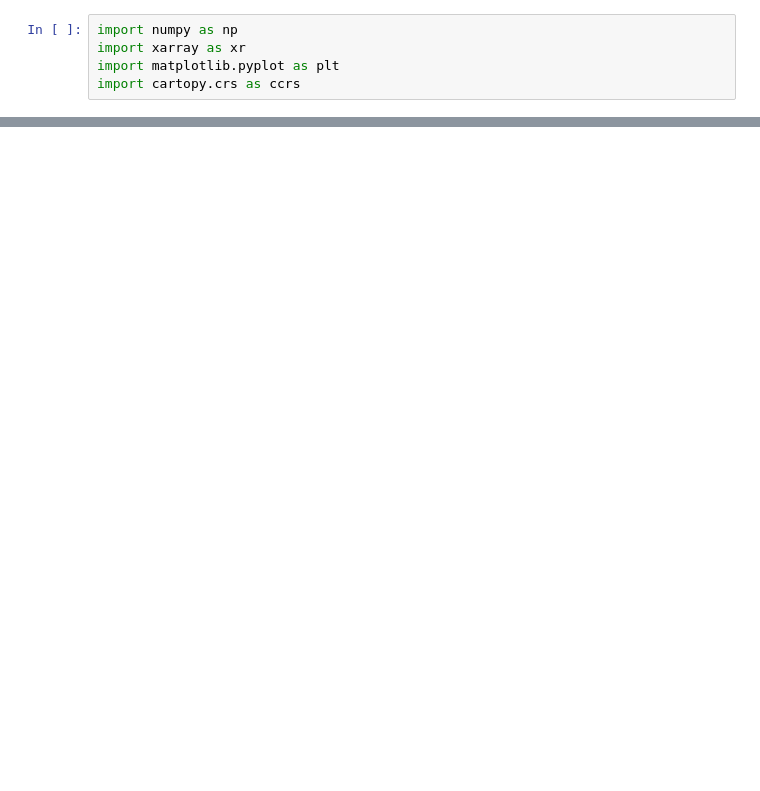
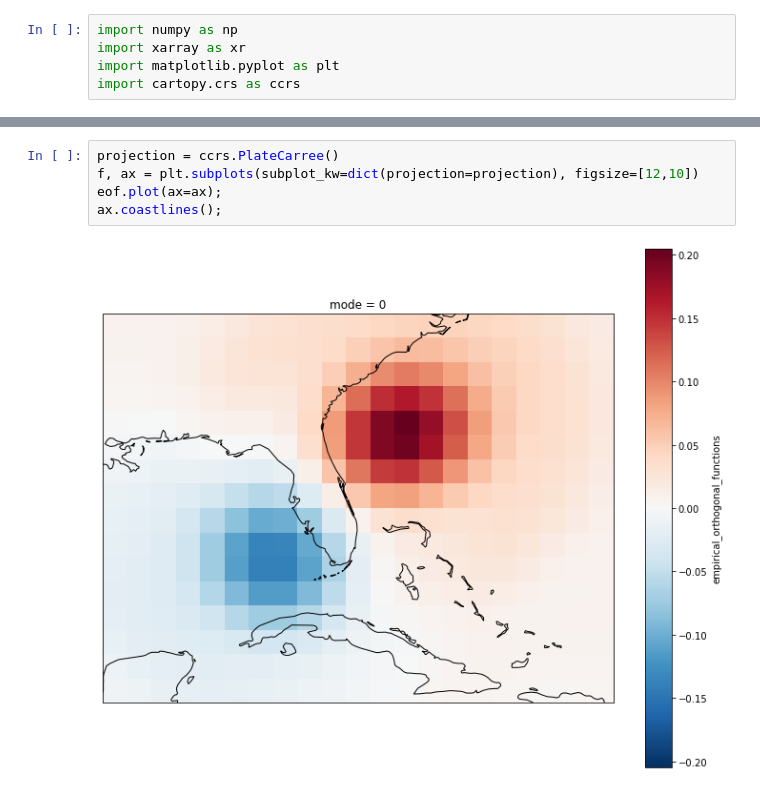
Before and after one commit to fuyihang98/MPO624_2022, a Jupyter notebook: Notebooks/Irma_Yihang.ipynb, the cells around one changed output, grey strips where cells are left out. Drawn from its saved outputs; the diff is of its cells as text; blank space fills up the shorter version.

```diff
--- a/Notebooks/Irma_Yihang.ipynb
+++ b/Notebooks/Irma_Yihang.ipynb
@@ -20,0 +91,7 @@ OSError: [Errno -70] NetCDF: DAP server error: b'https://weather.rsmas.miami.edu
+# %%
+projection = ccrs.PlateCarree()
+f, ax = plt.subplots(subplot_kw=dict(projection=projection), figsize=[12,10])
+eof.plot(ax=ax);
+ax.coastlines();
+# %% [output]
+[figure, added]
```
Also changed, not shown: parts of 11 cells of this notebook.
